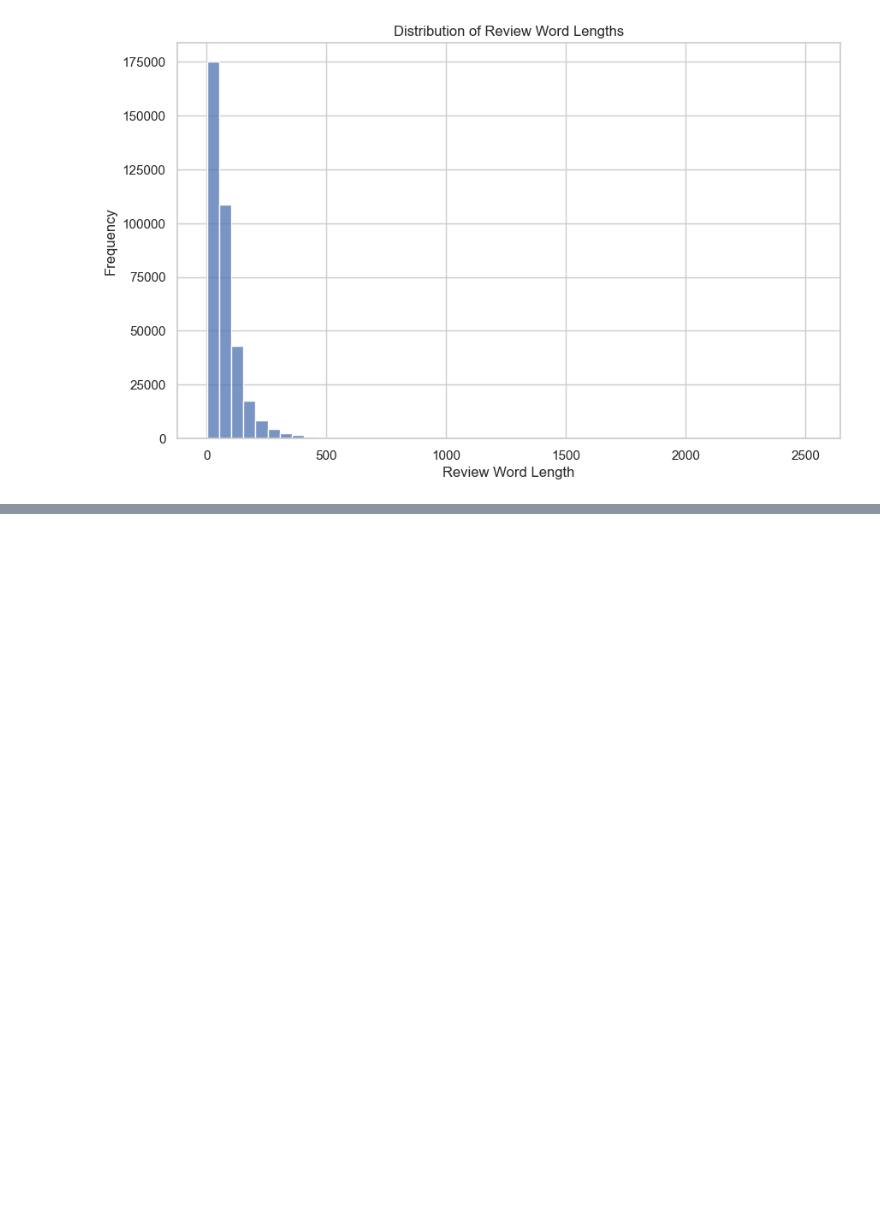
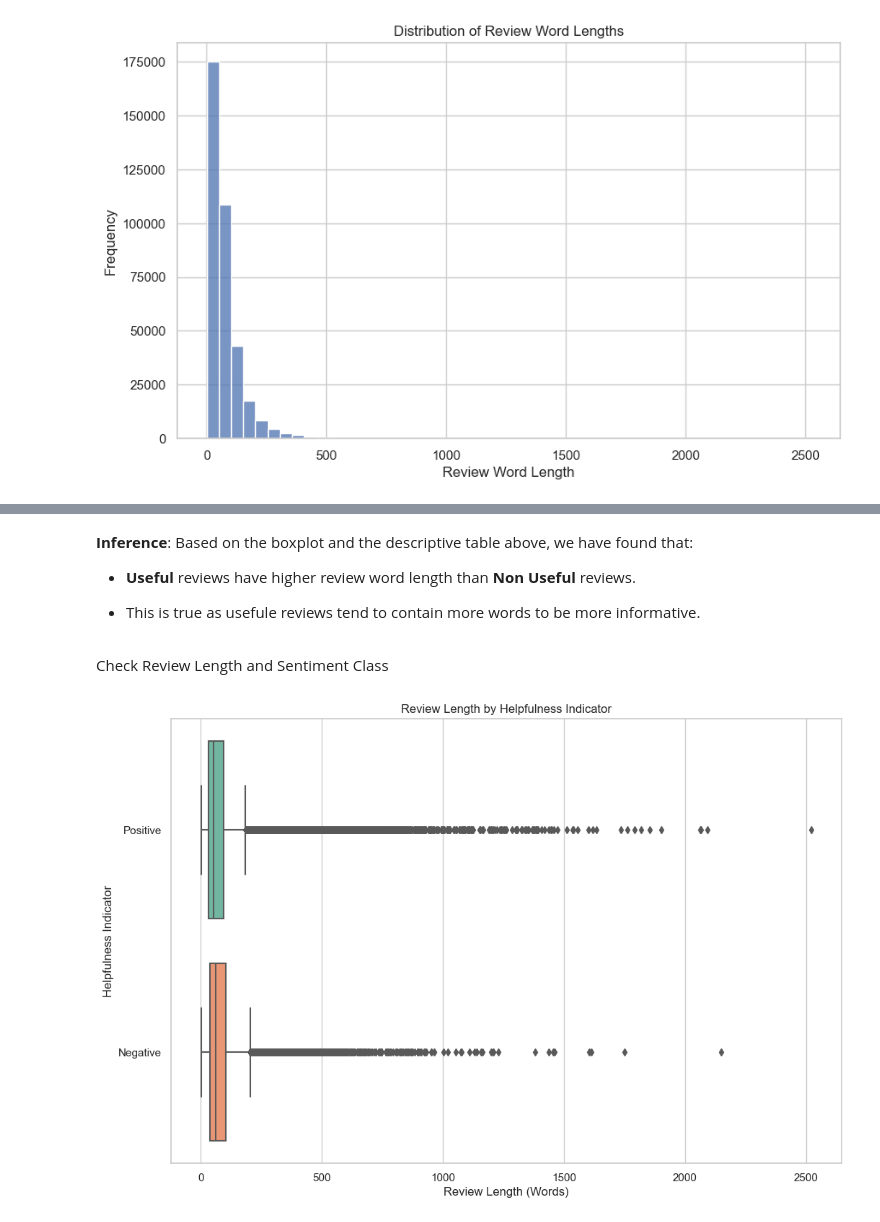
Before and after one commit to Youhorng/sentiment_analysis, a Jupyter notebook: notebook/data_preparation.ipynb, the cells around one changed output, grey strips where cells are left out. Cells and saved outputs as stored; diff of their text form; code cells hidden in the pictures; blank space fills up the shorter version.

```diff
--- a/notebook/data_preparation.ipynb
+++ b/notebook/data_preparation.ipynb
@@ -515,0 +580,18 @@ plt.show()
+# %% [markdown]
+**Inference**: Based on the boxplot and the descriptive table above, we have found that:
+
+- **Useful** reviews have higher review word length than **Non Useful** reviews.
+
+- This is true as usefule reviews tend to contain more words to be more informative.
+# %% [markdown]
+Check Review Length and Sentiment Class
+# %%
+# Create boxplot of ReviewLength by Review Usefulness
+plt.figure(figsize=(12, 8))
+sns.boxplot(data=df, x="ReviewLength", y="SentimentClass", palette="Set2", orient="h")
+plt.title("Review Length by Helpfulness Indicator")
+plt.xlabel("Review Length (Words)")
+plt.ylabel("Helpfulness Indicator")
+plt.show()
+# %% [output]
+[figure, added]
```
Also changed, not shown: parts of 25 cells of this notebook.
